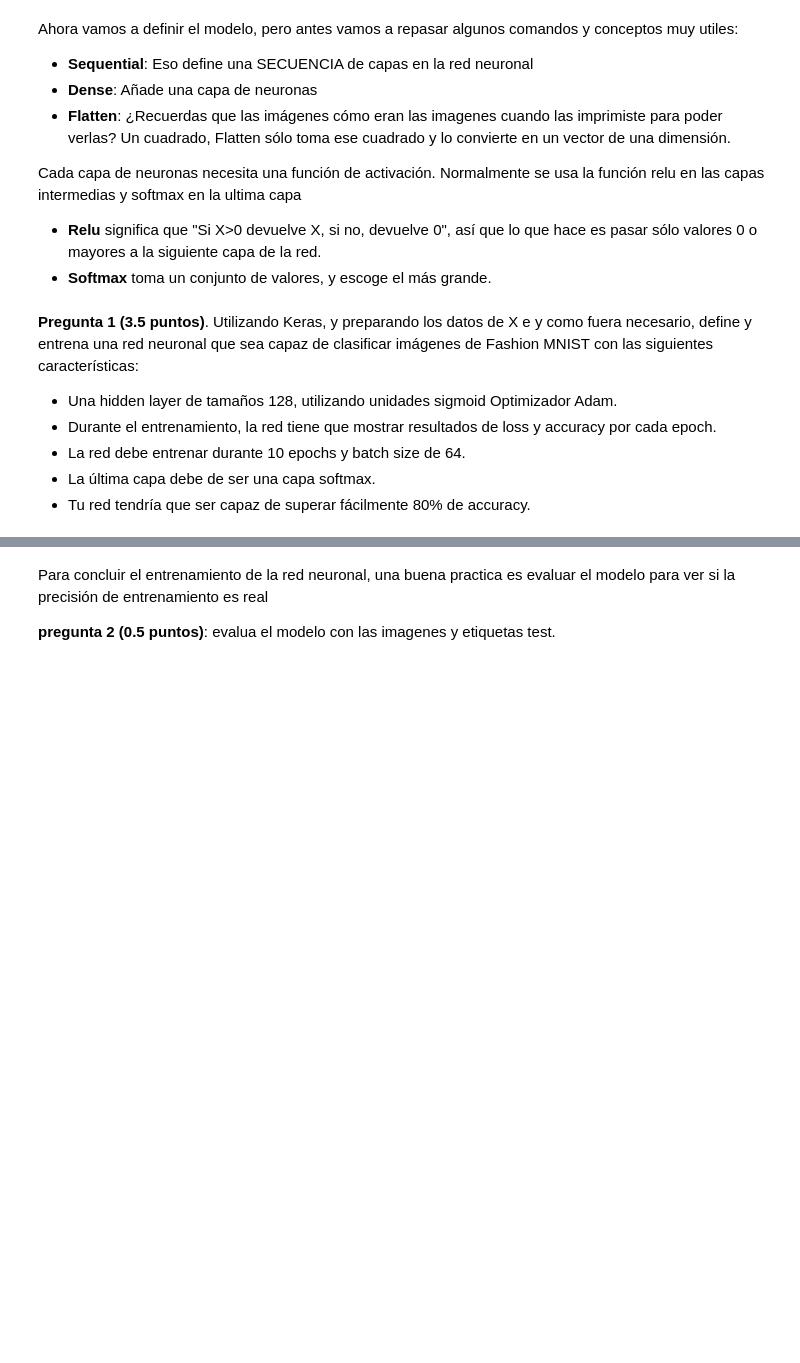
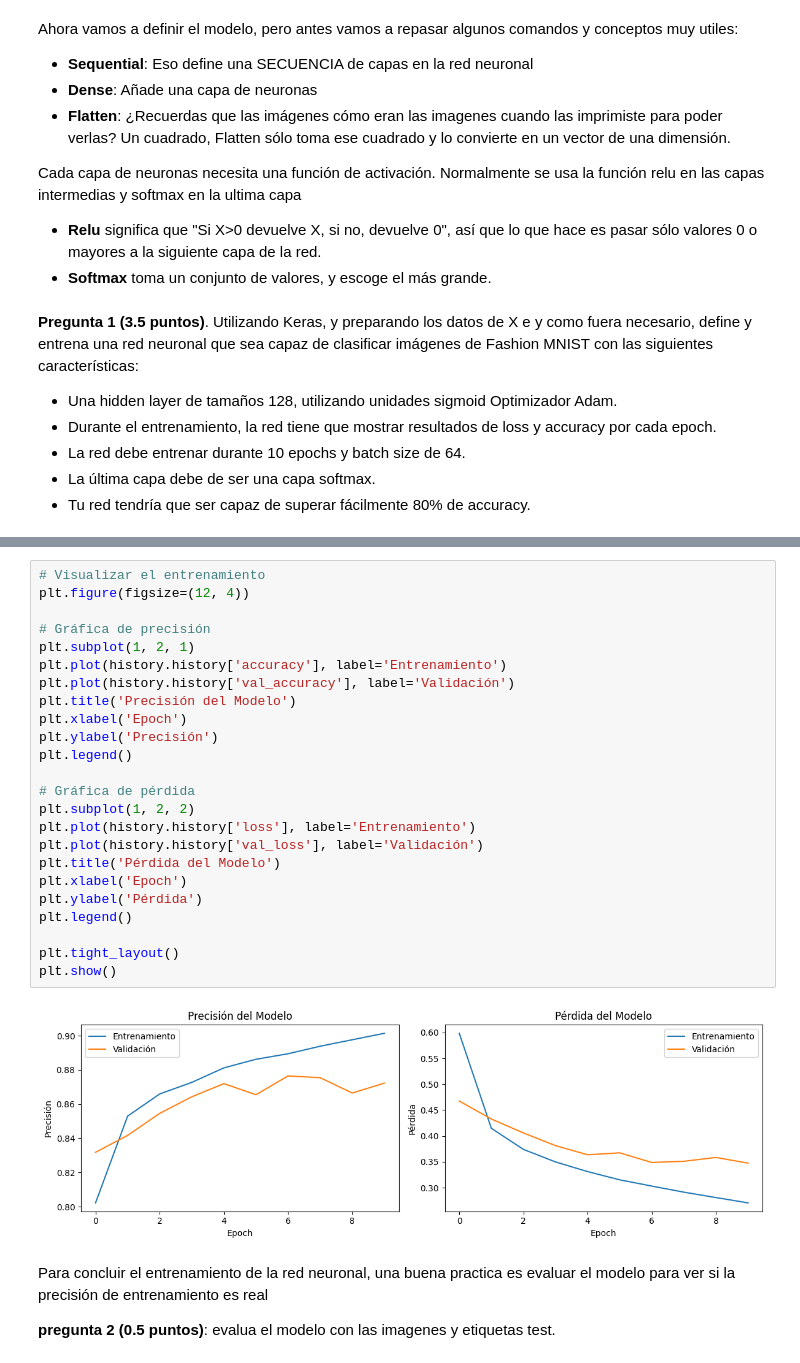
Before and after one commit to JosueHernandezR/master-AI, a Jupyter notebook: sistemas cognitivos/act_1/Actividad_1_master_IA_SCA.ipynb, the cells around one changed output, grey strips where cells are left out. Saved outputs shown, nothing was run; the diff lists cells and outputs as text; blank space fills up the shorter version.

```diff
--- a/sistemas cognitivos/act_1/Actividad_1_master_IA_SCA.ipynb
+++ b/sistemas cognitivos/act_1/Actividad_1_master_IA_SCA.ipynb
@@ -139,3 +139,29 @@ Precisión en validación: 0.8788
+# %%
+# Visualizar el entrenamiento
+plt.figure(figsize=(12, 4))
+
+# Gráfica de precisión
+plt.subplot(1, 2, 1)
+plt.plot(history.history['accuracy'], label='Entrenamiento')
+plt.plot(history.history['val_accuracy'], label='Validación')
+plt.title('Precisión del Modelo')
+plt.xlabel('Epoch')
+plt.ylabel('Precisión')
+plt.legend()
+
+# Gráfica de pérdida
+plt.subplot(1, 2, 2)
+plt.plot(history.history['loss'], label='Entrenamiento')
+plt.plot(history.history['val_loss'], label='Validación')
+plt.title('Pérdida del Modelo')
+plt.xlabel('Epoch')
+plt.ylabel('Pérdida')
+plt.legend()
+
+plt.tight_layout()
+plt.show()
+# %% [output]
+[figure, added]
 # %% [markdown]
 Para concluir el entrenamiento de la red neuronal, una buena practica es evaluar el modelo para ver si la precisión de entrenamiento es real
 
```
Also changed, not shown: parts of 23 cells of this notebook, 5 other files.
